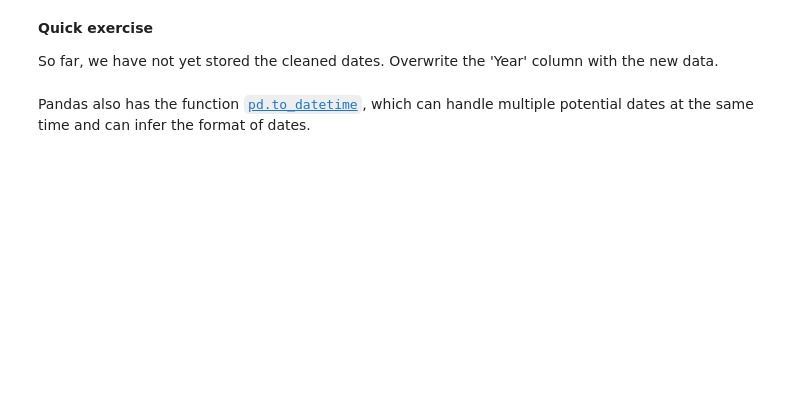
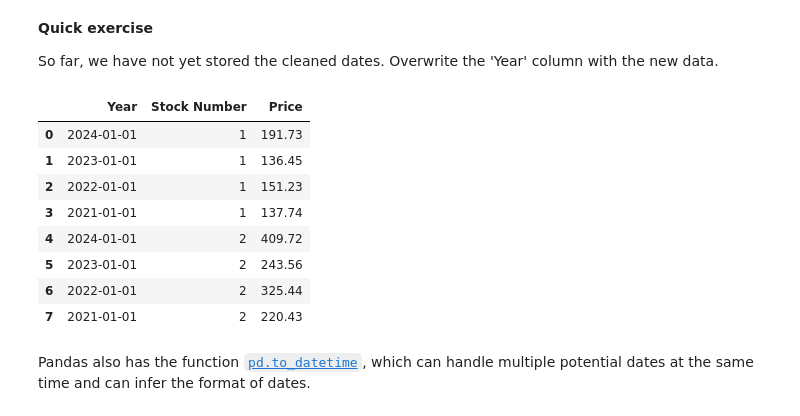
Before and after one commit to Segtanof/pyfin, a Jupyter notebook: 04_Data_Structures_and_IO.ipynb, the cells around one changed output. Cells and saved outputs as stored; diff of their text form; code cells hidden in the pictures; blank space fills up the shorter version.

```diff
--- a/04_Data_Structures_and_IO.ipynb
+++ b/04_Data_Structures_and_IO.ipynb
@@ -169,6 +371,20 @@ data["Year"].apply(lambda dt: pd.Timestamp(dt, 1, 1))
 **Quick exercise**
 
 So far, we have not yet stored the cleaned dates. Overwrite the 'Year' column with the new data.
+# %%
+data["Year"] = data["Year"].apply(lambda dt: pd.Timestamp(dt, 1, 1))
+
+data
+# %% [output]
+|  | Year | Stock Number | Price |
+| 0 | 2024-01-01 | 1 | 191.73 |
+| 1 | 2023-01-01 | 1 | 136.45 |
+| 2 | 2022-01-01 | 1 | 151.23 |
+| 3 | 2021-01-01 | 1 | 137.74 |
+| 4 | 2024-01-01 | 2 | 409.72 |
+| 5 | 2023-01-01 | 2 | 243.56 |
+| 6 | 2022-01-01 | 2 | 325.44 |
+| 7 | 2021-01-01 | 2 | 220.43 |
 # %% [markdown]
 Pandas also has the function [`pd.to_datetime`](https://pandas.pydata.org/docs/reference/api/pandas.to_datetime.html), which can handle multiple potential dates at the same time and can infer the format of dates.
 # %%
```
Also changed, not shown: parts of 76 cells of this notebook, 6 other files.
